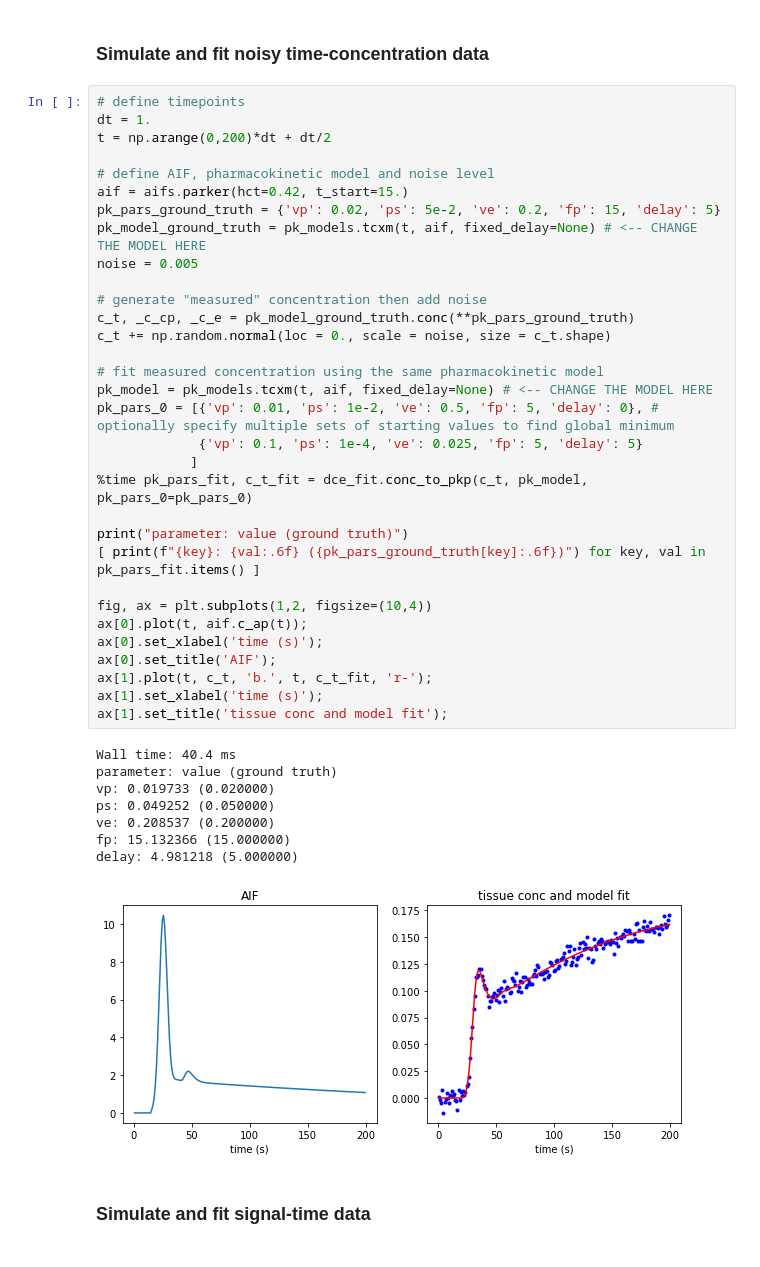
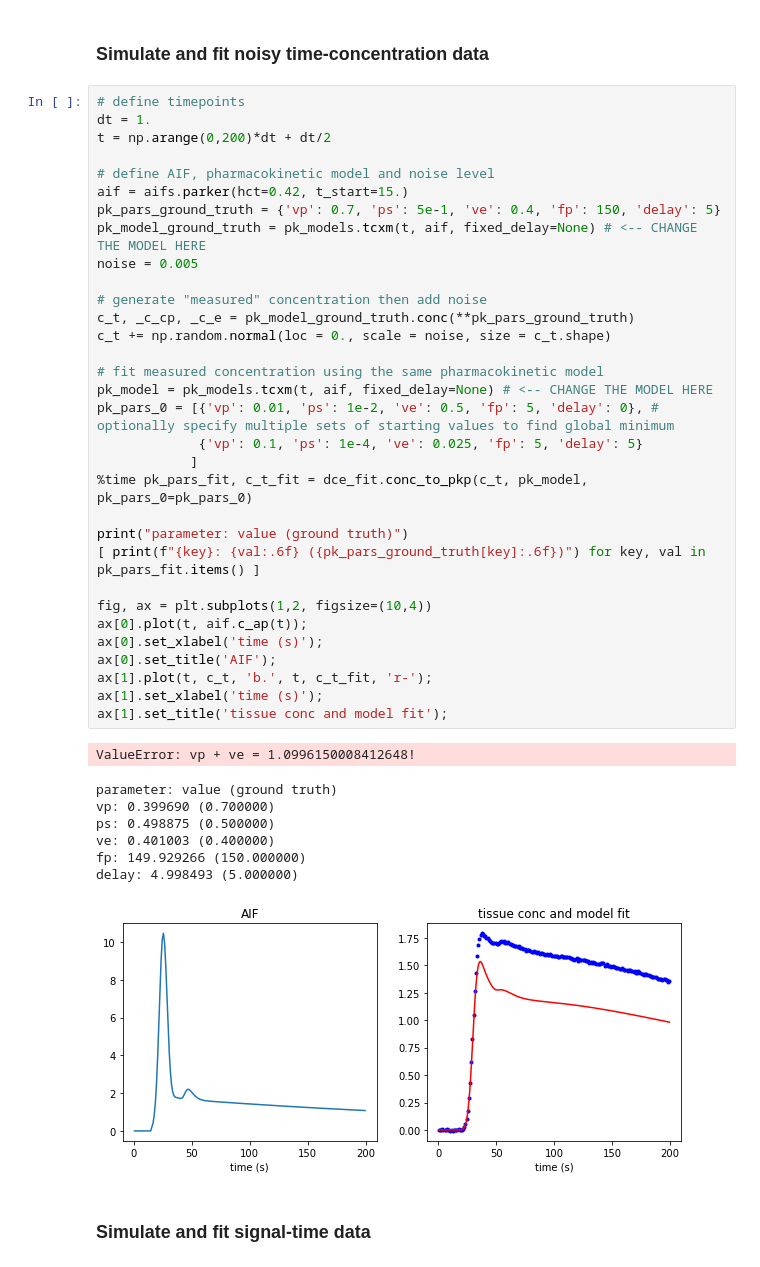
Before and after one commit to OSIPI/DCE-DSC-MRI_CodeCollection, a Jupyter notebook: src/original/MJT_UoEdinburghUK/demo/demo_simulation.ipynb, the cells around one changed output. Drawn from its saved outputs; the diff is of its cells as text.

```diff
--- a/src/original/MJT_UoEdinburghUK/demo/demo_simulation.ipynb
+++ b/src/original/MJT_UoEdinburghUK/demo/demo_simulation.ipynb
@@ -18,42 +18,42 @@ The autoreload extension is already loaded. To reload it, use:
 dt = 1.
 t = np.arange(0,200)*dt + dt/2
 
 # define AIF, pharmacokinetic model and noise level
 aif = aifs.parker(hct=0.42, t_start=15.)
-pk_pars_ground_truth = {'vp': 0.02, 'ps': 5e-2, 've': 0.2, 'fp': 15, 'delay': 5}
+pk_pars_ground_truth = {'vp': 0.7, 'ps': 5e-1, 've': 0.4, 'fp': 150, 'delay': 5}
 pk_model_ground_truth = pk_models.tcxm(t, aif, fixed_delay=None) # <-- CHANGE THE MODEL HERE
 noise = 0.005
 
 # generate "measured" concentration then add noise
 c_t, _c_cp, _c_e = pk_model_ground_truth.conc(**pk_pars_ground_truth)
 c_t += np.random.normal(loc = 0., scale = noise, size = c_t.shape)
 
 # fit measured concentration using the same pharmacokinetic model
 pk_model = pk_models.tcxm(t, aif, fixed_delay=None) # <-- CHANGE THE MODEL HERE
 pk_pars_0 = [{'vp': 0.01, 'ps': 1e-2, 've': 0.5, 'fp': 5, 'delay': 0}, # optionally specify multiple sets of starting values to find global minimum
              {'vp': 0.1, 'ps': 1e-4, 've': 0.025, 'fp': 5, 'delay': 5}
             ]
 %time pk_pars_fit, c_t_fit = dce_fit.conc_to_pkp(c_t, pk_model, pk_pars_0=pk_pars_0)
 
 print("parameter: value (ground truth)")
 [ print(f"{key}: {val:.6f} ({pk_pars_ground_truth[key]:.6f})") for key, val in pk_pars_fit.items() ]
 
 fig, ax = plt.subplots(1,2, figsize=(10,4))
 ax[0].plot(t, aif.c_ap(t));
 ax[0].set_xlabel('time (s)');
 ax[0].set_title('AIF');
 ax[1].plot(t, c_t, 'b.', t, c_t_fit, 'r-');
 ax[1].set_xlabel('time (s)');
 ax[1].set_title('tissue conc and model fit');
 # %% [output]
-Wall time: 40.4 ms
-parameter: value (ground truth)
-vp: 0.019733 (0.020000)
-ps: 0.049252 (0.050000)
-ve: 0.208537 (0.200000)
-fp: 15.132366 (15.000000)
-delay: 4.981218 (5.000000)
+ValueError: vp + ve = 1.0996150008412648!
+parameter: value (ground truth)
+vp: 0.399690 (0.700000)
+ps: 0.498875 (0.500000)
+ve: 0.401003 (0.400000)
+fp: 149.929266 (150.000000)
+delay: 4.998493 (5.000000)
-[figure, old version]
+[figure, new version]
 # %% [markdown]
 ### Simulate and fit signal-time data
 # %% [markdown]
```
Also changed, not shown: parts of 2 cells of this notebook, 2 other files.
